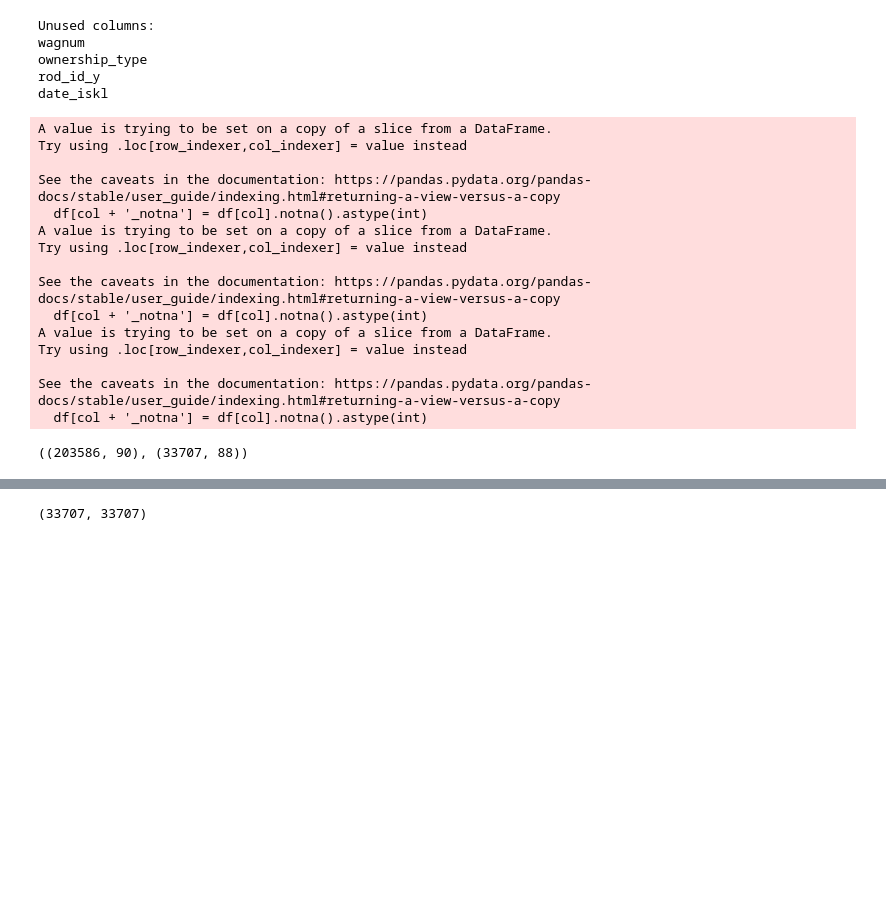
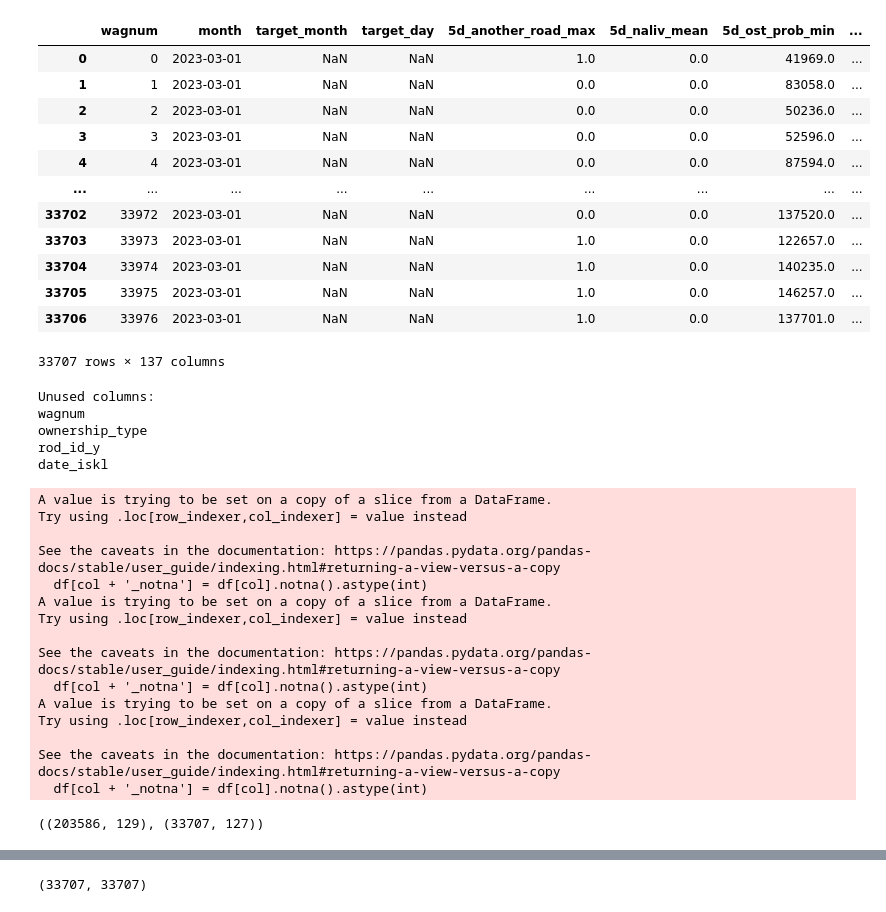
Before and after one commit to Kirill2187/datawagon, a Jupyter notebook: baseline.ipynb, the cells around one changed output, grey strips where cells are left out. Drawn from its saved outputs; the diff is of its cells as text; code cells hidden in the pictures; blank space fills up the shorter version.

```diff
--- a/baseline.ipynb
+++ b/baseline.ipynb
@@ -47,8 +37,24 @@ Index(['wagnum', 'month', 'target_month', 'target_day', '5d_another_road_max',
+# %%
+df_test_raw
+# %% [output]
+|  | wagnum | month | target_month | target_day | 5d_another_road_max | 5d_naliv_mean | 5d_ost_prob_min | ... |
+| 0 | 0 | 2023-03-01 | NaN | NaN | 1.0 | 0.0 | 41969.0 | ... |
+| 1 | 1 | 2023-03-01 | NaN | NaN | 0.0 | 0.0 | 83058.0 | ... |
+| 2 | 2 | 2023-03-01 | NaN | NaN | 0.0 | 0.0 | 50236.0 | ... |
+| 3 | 3 | 2023-03-01 | NaN | NaN | 0.0 | 0.0 | 52596.0 | ... |
+| 4 | 4 | 2023-03-01 | NaN | NaN | 0.0 | 0.0 | 87594.0 | ... |
+| ... | ... | ... | ... | ... | ... | ... | ... | ... |
+| 33702 | 33972 | 2023-03-01 | NaN | NaN | 0.0 | 0.0 | 137520.0 | ... |
+| 33703 | 33973 | 2023-03-01 | NaN | NaN | 1.0 | 0.0 | 122657.0 | ... |
+| 33704 | 33974 | 2023-03-01 | NaN | NaN | 1.0 | 0.0 | 140235.0 | ... |
+| 33705 | 33975 | 2023-03-01 | NaN | NaN | 1.0 | 0.0 | 146257.0 | ... |
+| 33706 | 33976 | 2023-03-01 | NaN | NaN | 1.0 | 0.0 | 137701.0 | ... |
+33707 rows × 137 columns
 # %%
 import re
 
 targets = ['target_month', 'target_day']
-numerical = list(filter(lambda x: re.match(r'\d+[dm]_', x), df.columns))
+numerical = list(filter(lambda x: re.match(r'\d+[dm]_', x), df_train_raw.columns))
 categorical = ['kod_vrab', 'model',  'zavod_build', 'kuzov', 'telega', 'expected_srok_sl_y_b', 'date_build_b', 'manage_type', 'rod_id_x', 'reestr_state',
                 'tormoz', 'tipvozd', 'tippogl', 'ownertype']
 dates = ['month', 'date_kap', 'date_dep', 'date_pl_rem', 'last_rem_date', 'date_build', 'srok_sl']
@@ -66,6 +72,20 @@ numerical += [
     "norma_km",
     "expected_srok_sl_y"
 ]
+
+numerical += ['kod_vrab_2_tr',
+              'kod_vrab_3_tr', 'kod_vrab_5_tr', 'neis1_kod_0_tr', 'neis1_kod_2_tr',
+              'neis1_kod_95_tr', 'neis1_kod_6_tr', 'neis1_kod_88_tr',
+              'neis1_kod_tr_max', 'neis2_kod_98_tr', 'neis2_kod_95_tr',
+              'neis2_kod_96_tr', 'neis2_kod_62_tr', 'neis2_kod_tr_max',
+              'neis3_kod_54_tr', 'neis3_kod_51_tr', 'neis3_kod_tr_max',
+              'mod1_kod_tr_min', 'mod1_kod_tr_max', 'mod2_kod_tr_min',
+              'mod2_kod_tr_max', 'gr_probeg_tr_max', 'gr_probeg_tr_mean',
+              'gr_probeg_tr_min', 'por_probeg_tr_max', 'por_probeg_tr_mean',
+              'por_probeg_tr_min', '_1m_tr_rems', 'kod_vrab_0_pr', 'kod_vrab_1_pr',
+              'diff_road_pr', 'diff_st_pr', '_10d_pr_rems', '_20d_pr_rems',
+              '_1m_pr_rems', 'rem_dist_pr_sum', 'rem_dist_pr_mean', '_allm_pr_rems',
+              '_allm_tr_rems']
 
 notna_features = ['date_kap', 'date_dep', 'date_iskl']
 notna_features_res = [feature + '_notna' for feature in notna_features]
@@ -125,7 +145,7 @@ Try using .loc[row_indexer,col_indexer] = value instead
 
 See the caveats in the documentation: https://pandas.pydata.org/pandas-docs/stable/user_guide/indexing.html#returning-a-view-versus-a-copy
   df[col + '_notna'] = df[col].notna().astype(int)
-((203586, 90), (33707, 88))
+((203586, 129), (33707, 127))
 # %%
 from sklearn.tree import DecisionTreeClassifier
 from sklearn.linear_model import LogisticRegression
```
Also changed, not shown: parts of 6 cells of this notebook, 3 other files.
